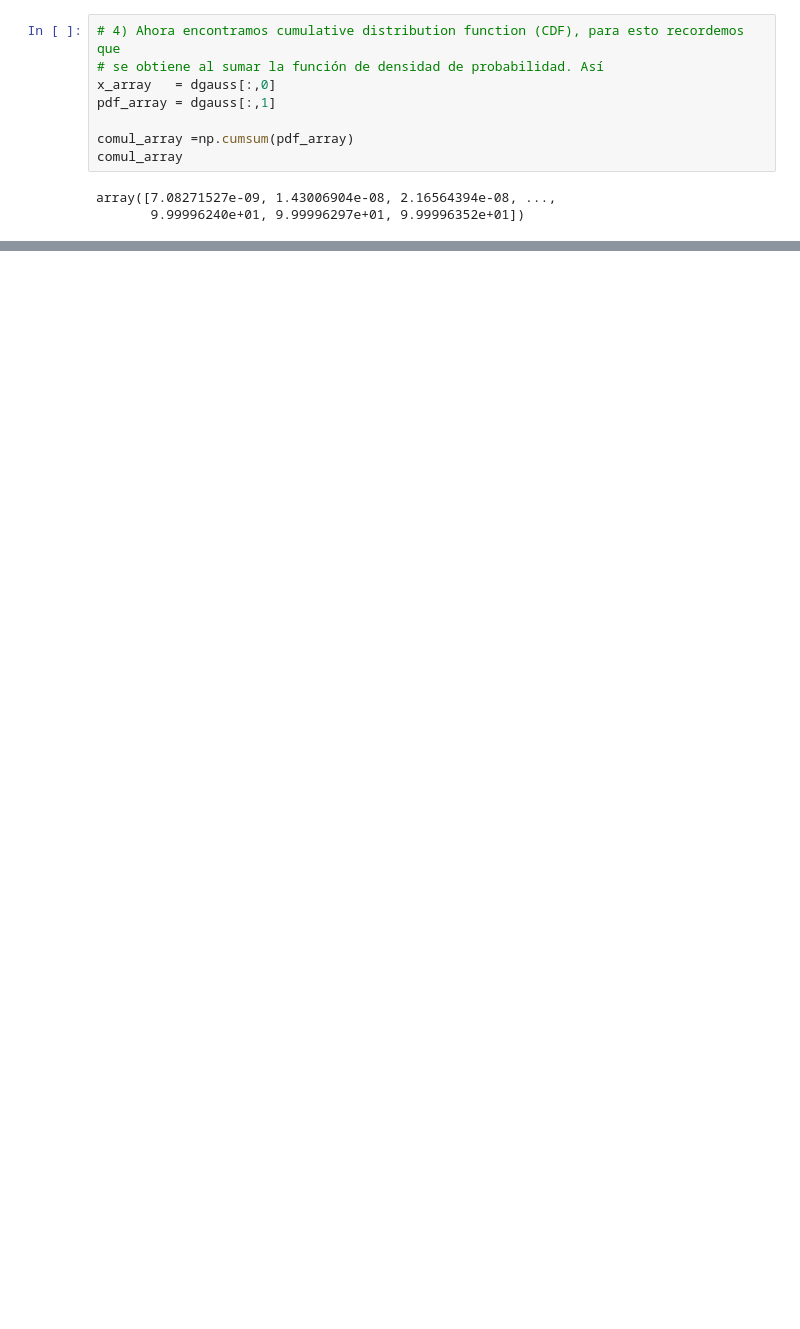
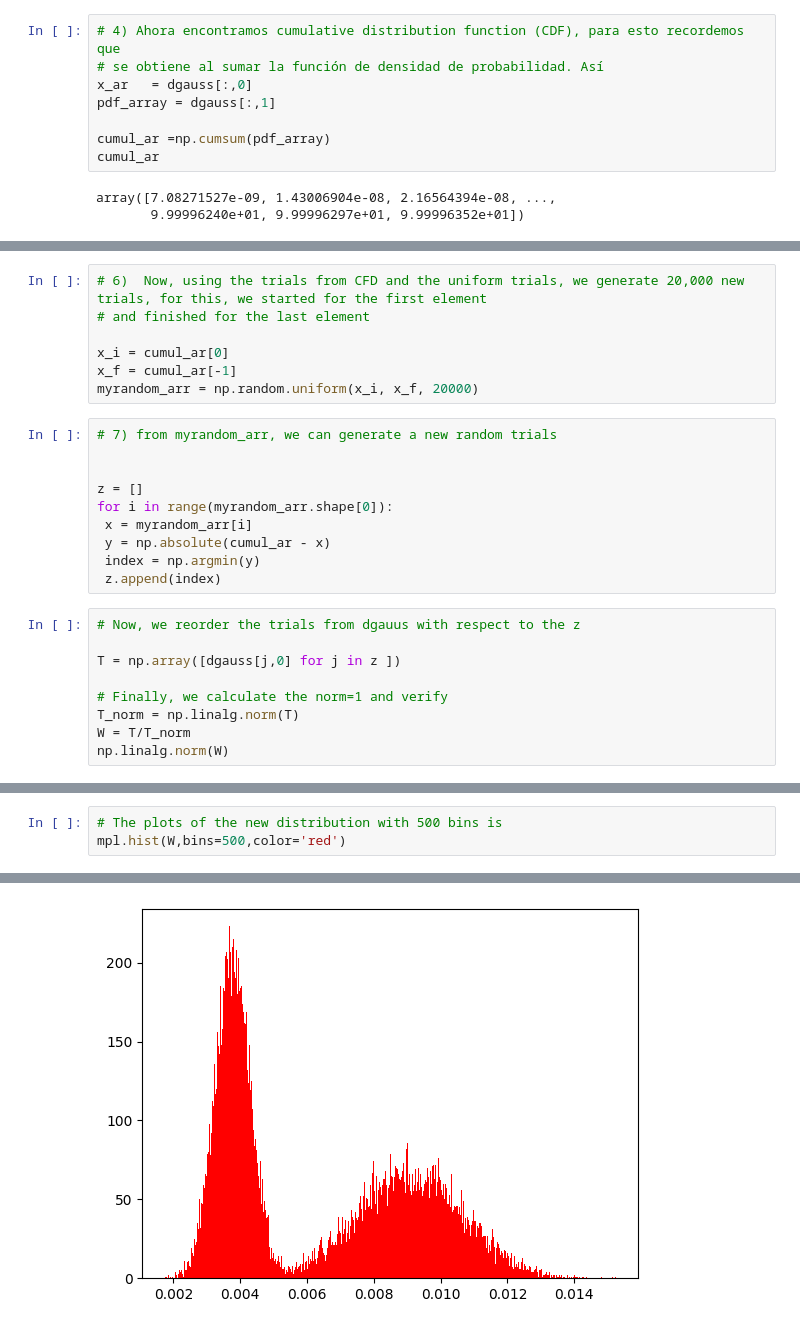
Before and after one commit to xlxnsxzpxtx/Metodos_cosmo, a Jupyter notebook: Practica_0/practica0.ipynb, the cells around one changed output, grey strips where cells are left out. Drawn from its saved outputs; the diff is of its cells as text; blank space fills up the shorter version.

```diff
--- a/Practica_0/practica0.ipynb
+++ b/Practica_0/practica0.ipynb
@@ -108,11 +108,11 @@ El resultado de la multiplación es  0.9999963524247931
 # %%
 # 4) Ahora encontramos cumulative distribution function (CDF), para esto recordemos que
 # se obtiene al sumar la función de densidad de probabilidad. Así
-x_array   = dgauss[:,0]
+x_ar   = dgauss[:,0]
 pdf_array = dgauss[:,1]
 
-comul_array =np.cumsum(pdf_array)
-comul_array
+cumul_ar =np.cumsum(pdf_array)
+cumul_ar
 # %% [output]
 array([7.08271527e-09, 1.43006904e-08, 2.16564394e-08, ...,
        9.99996240e+01, 9.99996297e+01, 9.99996352e+01])
@@ -173,0 +135,26 @@ mpl.hist(myrand_arr,bins=5)
+# %%
+# 6)  Now, using the trials from CFD and the uniform trials, we generate 20,000 new trials, for this, we started for the first element
+# and finished for the last element
+
+x_i = cumul_ar[0]
+x_f = cumul_ar[-1]
+myrandom_arr = np.random.uniform(x_i, x_f, 20000)
+# %%
+# 7) from myrandom_arr, we can generate a new random trials
+
+
+z = []
+for i in range(myrandom_arr.shape[0]):
+ x = myrandom_arr[i]
+ y = np.absolute(cumul_ar - x)
+ index = np.argmin(y)
+ z.append(index)
+# %%
+# Now, we reorder the trials from dgauus with respect to the z
+
+T = np.array([dgauss[j,0] for j in z ])
+
+# Finally, we calculate the norm=1 and verify
+T_norm = np.linalg.norm(T)
+W = T/T_norm
+np.linalg.norm(W)
@@ -173,0 +163,4 @@ mpl.hist(myrand_arr,bins=5)
+# %%
+# The plots of the new distribution with 500 bins is
+mpl.hist(W,bins=500,color='red')
+# %% [output]
@@ -173,0 +184 @@ mpl.hist(myrand_arr,bins=5)
+[figure, added]
```
Also changed, not shown: parts of 6 cells of this notebook.
